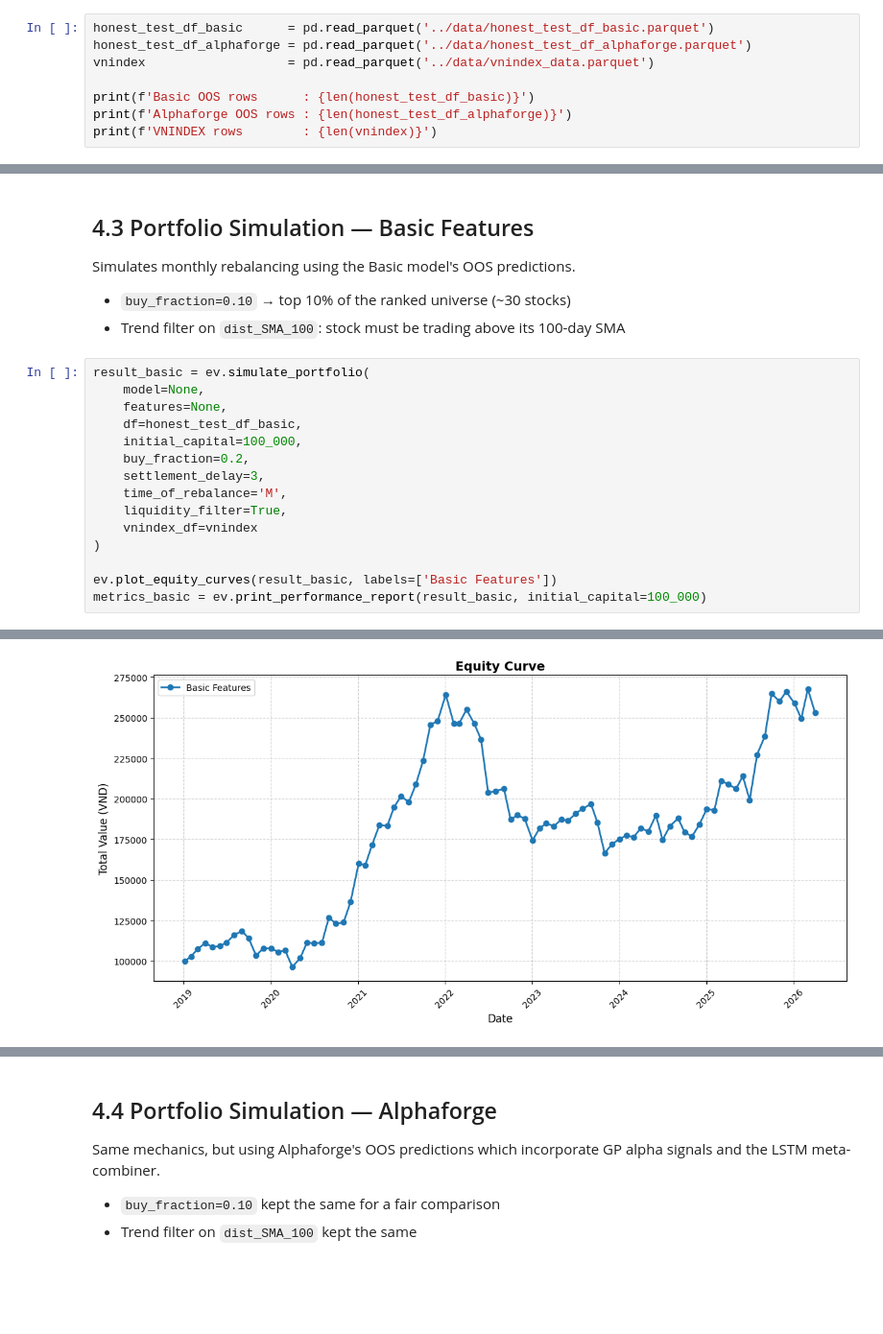
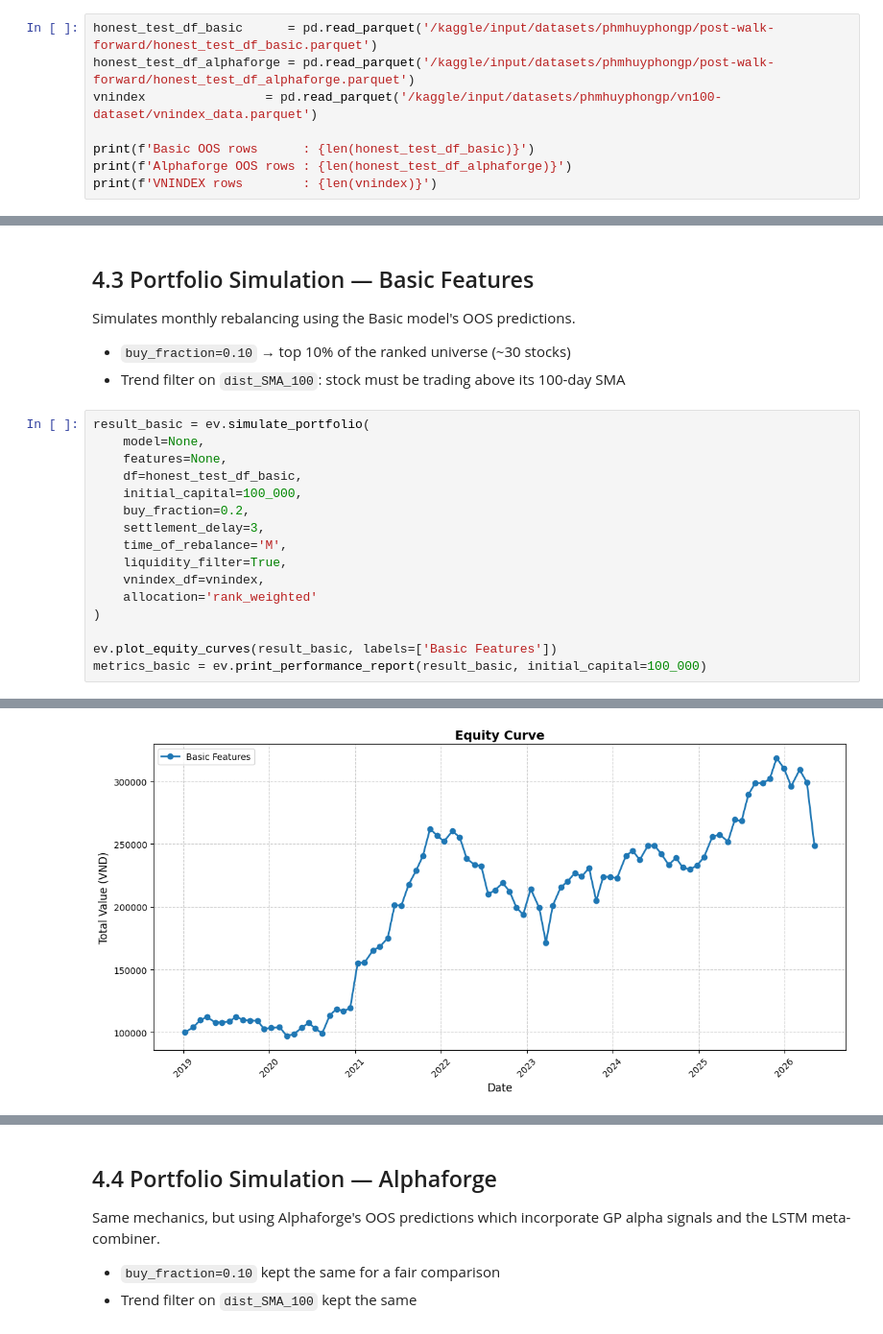
Before and after one commit to phamhuyphong-quant/Top-K-21-Day-Rebalance, a Jupyter notebook: notebooks/04_Backtesting_and_Evaluation.ipynb, the cells around one changed output, grey strips where cells are left out. Shown at 96% size. Drawn from its saved outputs; the diff is of its cells as text; blank space fills up the shorter version.

```diff
--- a/notebooks/04_Backtesting_and_Evaluation.ipynb
+++ b/notebooks/04_Backtesting_and_Evaluation.ipynb
@@ -30,9 +31,9 @@ import src.evaluation as ev
 # %% [markdown]
 ## 4.2 Load OOS Predictions and Benchmark
 # %%
-honest_test_df_basic      = pd.read_parquet('../data/honest_test_df_basic.parquet')
-honest_test_df_alphaforge = pd.read_parquet('../data/honest_test_df_alphaforge.parquet')
-vnindex                   = pd.read_parquet('../data/vnindex_data.parquet')
+honest_test_df_basic      = pd.read_parquet('/kaggle/input/datasets/phmhuyphongp/post-walk-forward/honest_test_df_basic.parquet')
+honest_test_df_alphaforge = pd.read_parquet('/kaggle/input/datasets/phmhuyphongp/post-walk-forward/honest_test_df_alphaforge.parquet')
+vnindex                = pd.read_parquet('/kaggle/input/datasets/phmhuyphongp/vn100-dataset/vnindex_data.parquet')
 
 print(f'Basic OOS rows      : {len(honest_test_df_basic)}')
 print(f'Alphaforge OOS rows : {len(honest_test_df_alphaforge)}')
@@ -57,7 +58,8 @@ result_basic = ev.simulate_portfolio(
     settlement_delay=3,
     time_of_rebalance='M',
     liquidity_filter=True,
-    vnindex_df=vnindex
+    vnindex_df=vnindex,
+    allocation='rank_weighted'
 )
 
 ev.plot_equity_curves(result_basic, labels=['Basic Features'])
@@ -84,5 +86,5 @@ metrics_basic = ev.print_performance_report(result_basic, initial_capital=100_00
   [REGIME FILTER] 2026-04 — high vol, skipping rebalance
-[figure, old version]
+[figure, new version]
 ========================================
        STRATEGY PERFORMANCE REPORT
 ========================================
```
Also changed, not shown: parts of 8 cells of this notebook, 10 other files.
